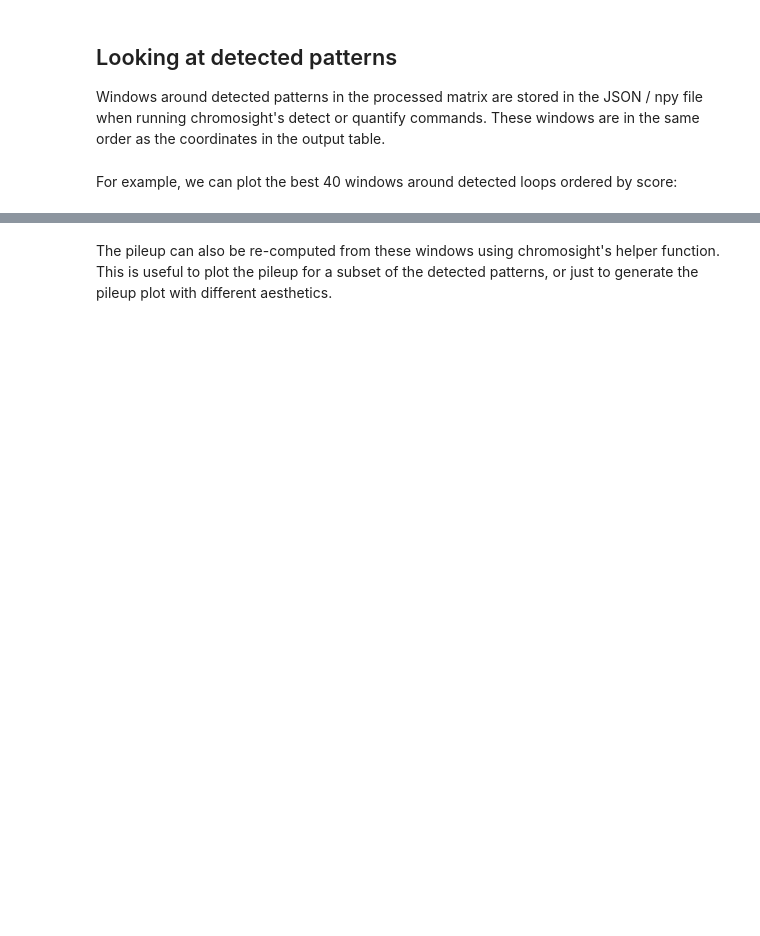
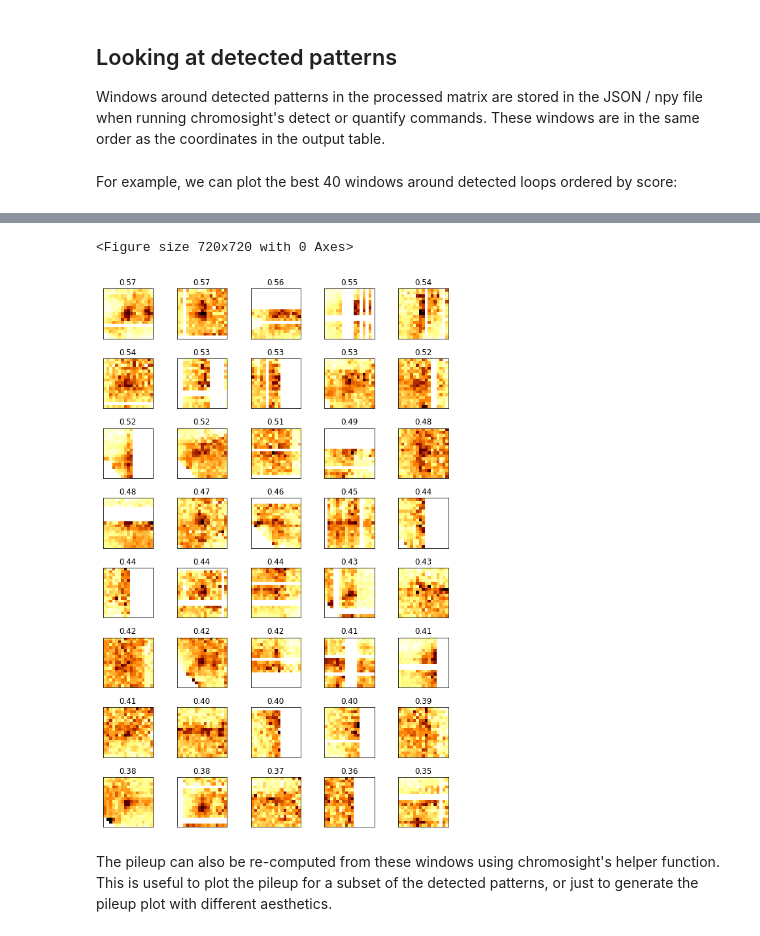
Before and after one commit to koszullab/chromosight, a Jupyter notebook: docs/notebooks/plot_output.ipynb, the cells around one changed output, grey strips where cells are left out. Cells and saved outputs as stored; diff of their text form; code cells hidden in the pictures; blank space fills up the shorter version.

```diff
--- a/docs/notebooks/plot_output.ipynb
+++ b/docs/notebooks/plot_output.ipynb
@@ -117,7 +118,8 @@ for i, w in loop_wins.items(): wins[i] = w
 # %% [markdown]
 For example, we can plot the best 40 windows around detected loops ordered by score:
 # %%
-%matplotlib notebook
+%matplotlib inline
+plt.figure(figsize=(10, 10))
 
 fig, ax = plt.subplots(8, 5, figsize=(8, 12))
 
@@ -134,3 +134,5 @@ plt.tight_layout()
+<Figure size 720x720 with 0 Axes>
+[figure, added]
 # %% [markdown]
 The pileup can also be re-computed from these windows using chromosight's helper function. This is useful to plot the pileup for a subset of the detected patterns, or just to generate the pileup plot with different aesthetics.
 # %%
```
Also changed, not shown: parts of 5 cells of this notebook, 1 other file.
